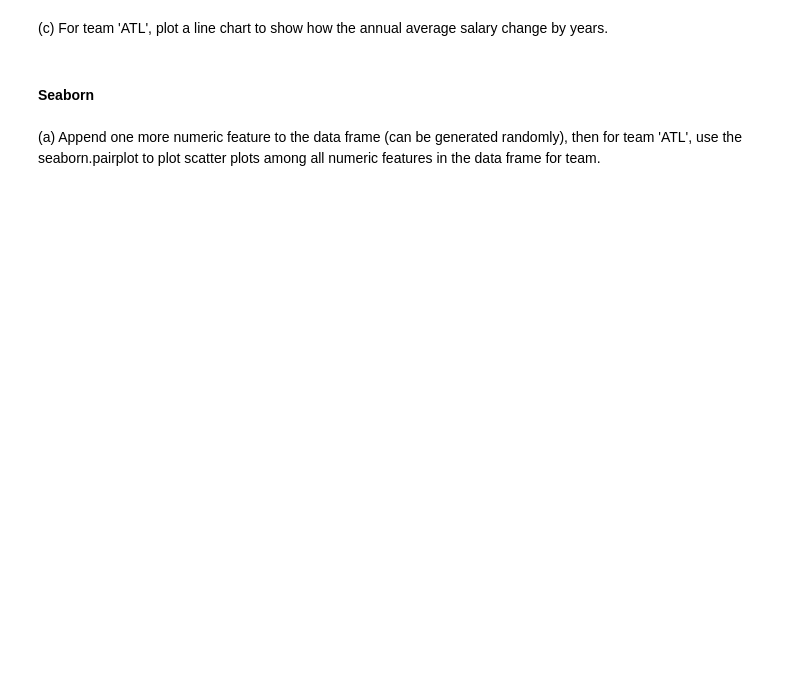
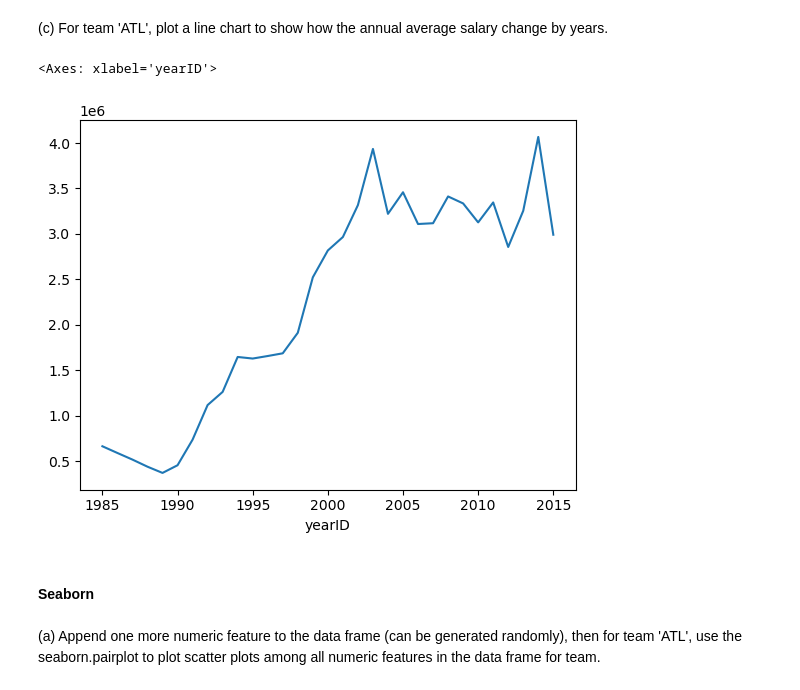
Before and after one commit to egunadi/dsci552-hw0, a Jupyter notebook: notebook/Gunadi_Eben_HW0.ipynb, the cells around one changed output. Cells and saved outputs as stored; diff of their text form; code cells hidden in the pictures; blank space fills up the shorter version.

```diff
--- a/notebook/Gunadi_Eben_HW0.ipynb
+++ b/notebook/Gunadi_Eben_HW0.ipynb
@@ -558,5 +573,11 @@ Use the Salaries.csv again (You can use the dataframe object loaded from section
 # %% [markdown]
 (c) For team 'ATL', plot a line chart to show how the annual average salary change by years.
+# %%
+avg_salary_per_year_ATL = ATL_df.groupby('yearID')['salary'].mean()
+avg_salary_per_year_ATL.plot(kind='line')
+# %% [output]
+<Axes: xlabel='yearID'>
+[figure, added]
 # %% [markdown]
 #### Seaborn
 # %% [markdown]
```
Also changed, not shown: parts of 5 cells of this notebook.
